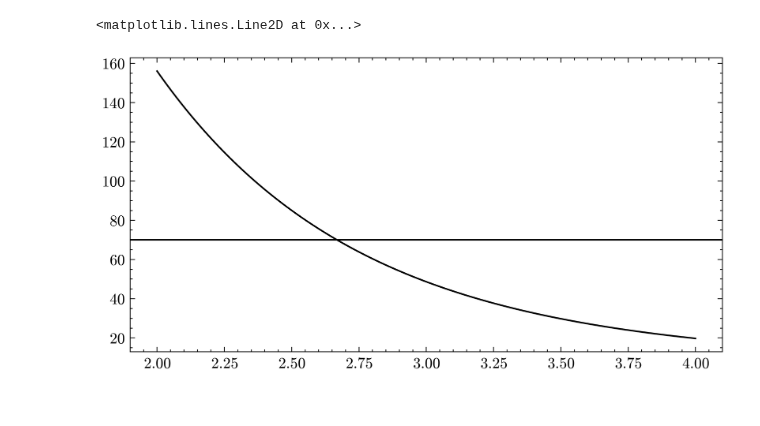
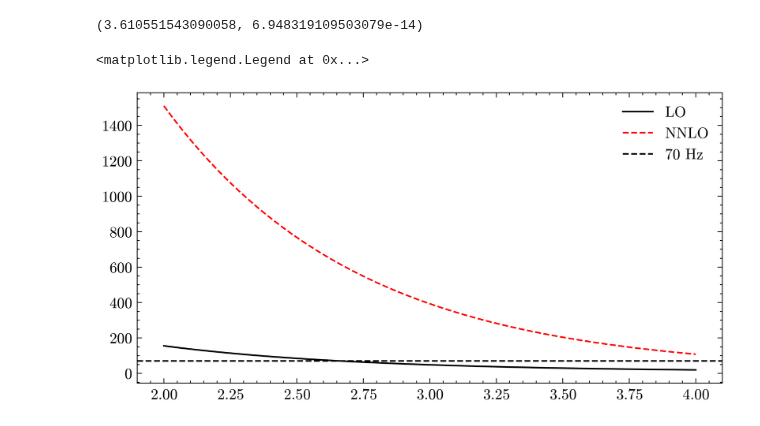
Before and after one commit to Quizznor/phd-thesis, a Jupyter notebook: Projects/CorrectionFactor/check_bias.ipynb, the cells around one changed output. Cells and saved outputs as stored; diff of their text form; code cells hidden in the pictures.

Commit message:
start work on xy ratio pixel plots

```diff
--- a/Projects/CorrectionFactor/check_bias.ipynb
+++ b/Projects/CorrectionFactor/check_bias.ipynb
@@ -19,5 +19,5 @@ from utils.plotting import *
 # %%
-x, px, popt = tools.pickle_load('x_px_fx.pkl')
+x, popt_pdf, popt_f = tools.pickle_load('x_px_fx.pkl')
 
 def exponential_corrected(x, A, mu, c, d, e, f, g):
     return A * np.exp(x * mu) + np.poly1d([c, d, e, f, g])(x)
@@ -28,17 +28,50 @@ def f_prime(x, A, mu, c, d, e, f):
 def f_double_prime(x, A, mu, c, d, e):
     return A * mu**2 * np.exp(x * mu) + np.poly1d([c*4*3, d*3*2, e*2*1])(x)
 
-fx = lambda x: exponential_corrected(x, *popt)
-ffx = lambda x: f_prime(x, *popt[:-1])
-fffx = lambda x: f_double_prime(x, *popt[:-2])
+def pdf(x, a, mu):
+    return np.piecewise(x, [x<70/48.94, x>=70/48.94], [0, a * np.exp(x*mu)])
+
+def pdf_prime(x, a, mu):
+    return mu * pdf(x, a, mu)
+
+def pdf_double_prime(x, a, mu):
+    return mu * pdf_prime(x, a, mu)
+
+# w/o 70 ADC cut
+# np.mean(pulse_heights) = 9.7201
+# np.std(pulse_heights) = 10.2788
+
+# w/ 70 ADC cut
+# np.mean(pulse_heights) = 109.2102
+# np.std(pulse_heights) = 82.3766
+
+fx = lambda x: exponential_corrected(x, *popt_f)
+ffx = lambda x: f_prime(x, *popt_f[:-1])
+fffx = lambda x: f_double_prime(x, *popt_f[:-2])
+
+pdfx = lambda x: pdf(x, *popt_pdf)
+pdffx = lambda x: pdf_prime(x, *popt_pdf)
+pdfffx = lambda x: pdf_double_prime(x, *popt_pdf)
+# %%
+from scipy.integrate import quad
+
+fold = lambda x: exponential_corrected(x, *popt_f) * pdf(x, *popt_pdf)
+quad(fold, 70/48.94, 25)
+# %% [output]
+(3.610551543090058, 6.948319109503079e-14)
 # %%
-bias = lambda b: fx(b) + 0.5 * fffx(b)*np.std(px)
+bias_zeroth_order = lambda b: fx(b)
+# bias_first_order = lambda b: bias_zeroth_order(b) + ffx(b) * 109.2102
+bias_second_order = lambda b: bias_zeroth_order(b) + 0.5 * fffx(b)* 10.2788
 
 B = np.linspace(2, 4, 400)
-plt.plot(B, bias(B), marker='none')
-plt.axhline(70, ls='--', label=fr"$\langle X \rangle$ = {B[np.argmin(np.abs(bias(B)-70))]:.2f}")
+plt.plot(B, bias_zeroth_order(B), marker='none', label="LO")
+# plt.plot(B, bias_first_order(B), marker='none', label="NLO")
+plt.plot(B, bias_second_order(B), marker='none', label="NNLO")
+plt.axhline(70, ls='--', label=fr"70 Hz")
+# plt.axhline(70, ls='--', label=fr"$\langle X \rangle$ = {B[np.argmin(np.abs(bias(B)-70))]:.2f}")
 
 plt.legend()
 # %% [output]
-<matplotlib.lines.Line2D at 0x...>
+<matplotlib.legend.Legend at 0x...>
-[figure, old version]
+[figure, new version]
```
Also changed, not shown: parts of 3 cells of this notebook, 8 other files.
